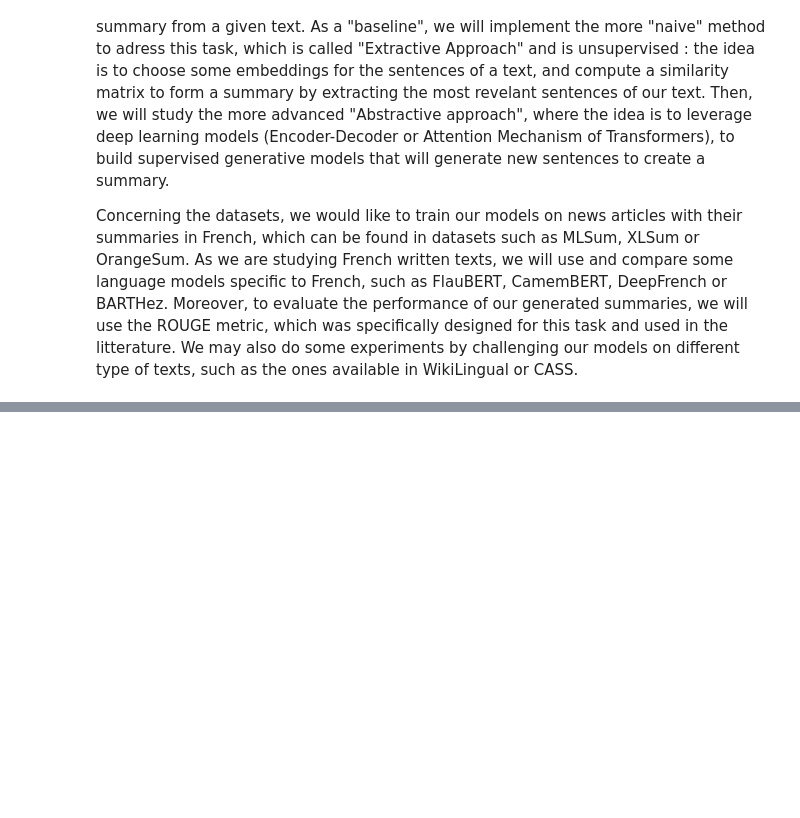
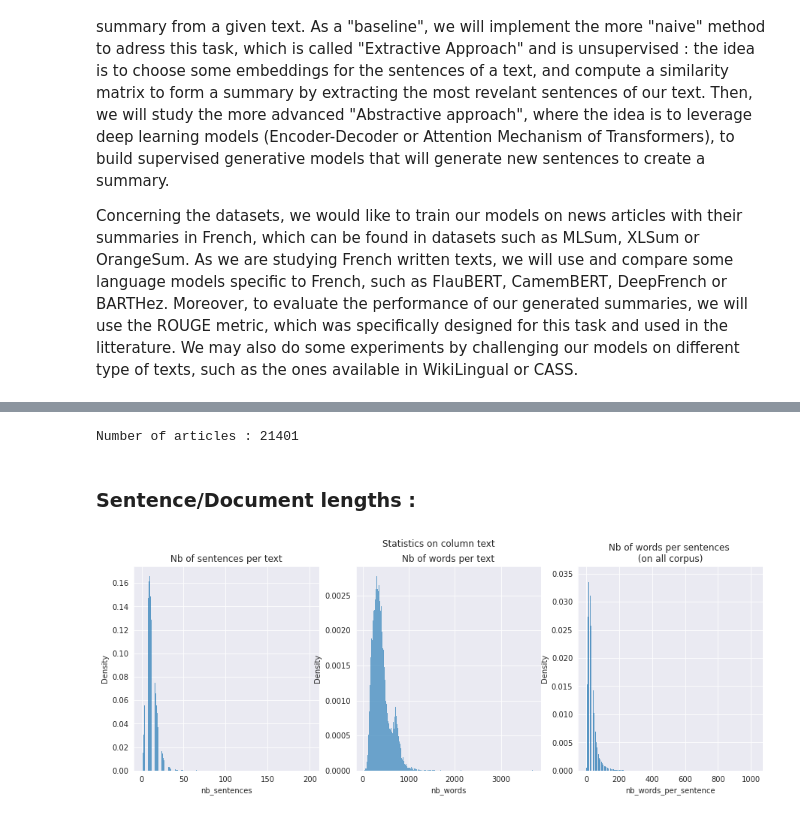
Before and after one commit to gdeni89/NLP-summarization-of-French-written-documents, a Jupyter notebook: NLP_Project.ipynb, the cells around one changed output, grey strips where cells are left out. Saved outputs shown, nothing was run; the diff lists cells and outputs as text; code cells hidden in the pictures; blank space fills up the shorter version.

Commit message:
Add first statistics & TextRank implementation

```diff
--- a/NLP_Project.ipynb
+++ b/NLP_Project.ipynb
@@ -61,0 +305,7 @@ Concerning the datasets, we would like to train our models on news articles with
+# %%
+df_orangesum_train = dataset_orangesum['train'].to_pandas()
+# df_mlsum_train = dataset_mlsum['train'].to_pandas()
+# df_xlsum_train = dataset_xlsum['train'].to_pandas()
+# %%
+df_orangesum_train.rename(columns={'input' : 'text', 'target' : 'abstract'}, inplace=True)
+df_orangesum_train.head()
@@ -61,0 +319,6 @@ Concerning the datasets, we would like to train our models on news articles with
+# %%
+print('Number of articles :', len(df_orangesum_train))
+# %% [output]
+Number of articles : 21401
+# %% [markdown]
+### Sentence/Document lengths :
@@ -61,0 +329,36 @@ Concerning the datasets, we would like to train our models on news articles with
+# %%
+def stats_lengths (df, text_column='text') :
+    """
+    Function that realizes statistics of length on df[text_column], by plotting
+    the number of sentences and the number of word per article,
+    and the number of word per sentence in the entire set
+    """
+    # create an empty dataframe for our stats to not modify the input
+    n = len(df)
+    stats = pd.DataFrame({'idx':np.arange(n)})
+
+    # compute number of sentences and words in each text :
+    stats['nb_sentences'] = df[text_column].apply(lambda x : len(sent_tokenize(x, language='french')))
+    stats['nb_words'] = df[text_column].apply(lambda x : len(word_tokenize(x, language='french')))
+
+    # compute the number of word per sentence and concatenate in an array :
+    stats['nb_words_per_sentence'] = df[text_column].apply(lambda x : [len(word_tokenize(sent, language='french')) for sent in sent_tokenize(x, language='french')])
+    nb_words_per_sentence = np.concatenate(tests['nb_words_per_sentence'].to_numpy())
+
+    # Plot :
+    fig, ax = plt.subplots(1,3, figsize=(15,5))
+    sns.histplot(data=stats, x="nb_sentences", ax=ax[0], stat='density')
+    ax[0].set_title('Nb of sentences per text')
+
+    sns.histplot(data=stats, x="nb_words", ax=ax[1], stat='density')
+    ax[1].set_title('Nb of words per text')
+
+    sns.histplot(nb_words_per_sentence, ax=ax[2], stat='density')
+    ax[2].set_xlabel('nb_words_per_sentence')
+    ax[2].set_title('Nb of words per sentences \n (on all corpus) ')
+
+    fig.suptitle(f'Statistics on column {text_column}')
+# %%
+stats_lengths(df_orangesum_train, text_column='text')
+# %% [output]
+[figure, added]
```
Also changed, not shown: parts of 68 cells of this notebook.
